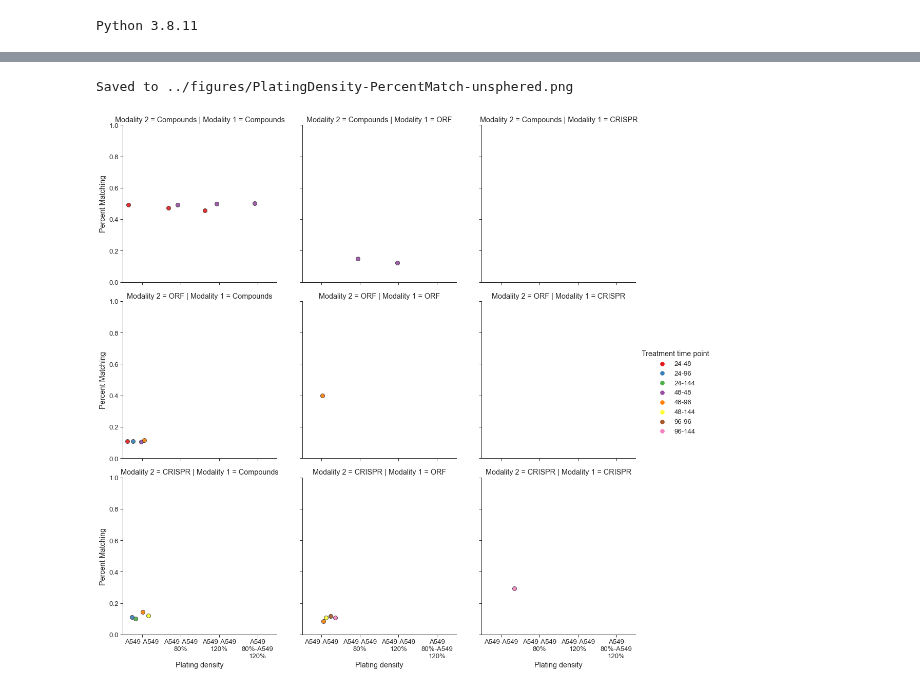
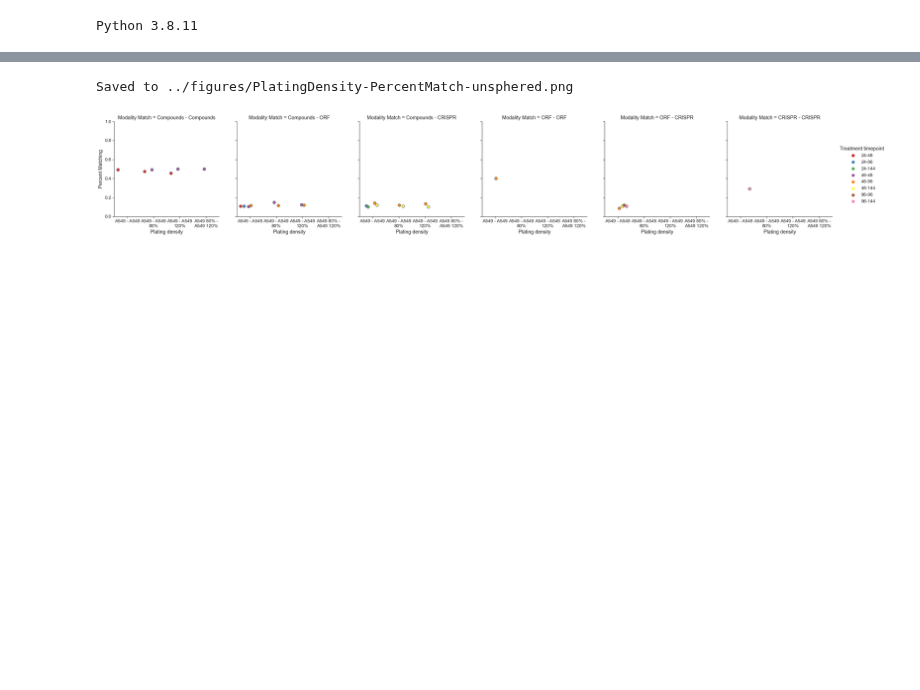
Before and after one commit to carpenter-singh-lab/2023_Cimini_NatureProtocols, a Jupyter notebook: notebooks/AssessDensity.ipynb, the cells around one changed output, grey strips where cells are left out. Cells and saved outputs as stored; diff of their text form; code cells hidden in the pictures; blank space fills up the shorter version.

```diff
--- a/notebooks/AssessDensity.ipynb
+++ b/notebooks/AssessDensity.ipynb
@@ -74,15 +75,18 @@ for eachline1 in list(experiment_dict.keys()):
                                             experiment_dict[eachline1][eachmodality1][eachtimepoint1],eachmodality1,
                                             '../profiles-cp-jump1/profiles/2020_11_04_CPJUMP1',
                                             experiment_dict[eachline2][eachmodality2][eachtimepoint2],eachmodality2,sphere=eachsphere),
-                                            'Modality 1':eachmodality1,'Modality 2':eachmodality2, 'Treatment time point':f'{eachtimepoint1} - {eachtimepoint2}',
+                                            'Modality Match' : enforce_modality_match_order(eachmodality1,eachmodality2),
+                                            'Treatment timepoint':enforce_timepoint_order(eachtimepoint1,eachtimepoint2),
                                             variable:f"{eachline1} - {eachline2}",'sphere':str(eachsphere)}, ignore_index=True)
 # %%
-hue_order_list=['24-48','24-96','24-144','48-48','48-96','48-144','96-96','96-144']
+hue_order = enforce_timepoint_order_in_plot(list(plate_match_df['Treatment timepoint']))
+col_order = enforce_modality_match_order_in_plot(list(plate_match_df['Modality Match']))
 unsphered = plate_match_df.query('sphere == "None"')
-plot_simple_comparison(df=unsphered,x=variable,y='Percent Matching',hue='Treatment time point',hue_order=hue_order_list,col = 'Modality 1',row='Modality 2',
+plot_simple_comparison(df=unsphered,x=variable,y='Percent Matching',hue='Treatment timepoint',
+hue_order=hue_order, col = 'Modality Match', col_order = col_order,
 plotname = 'PlatingDensity-PercentMatch-unsphered.png')
 # %% [output]
 Saved to ../figures/PlatingDensity-PercentMatch-unsphered.png
-[figure, old version]
+[figure, new version]
 # %%
 batchsphered = plate_match_df.query('sphere == "batch"')
```
Also changed, not shown: parts of 8 cells of this notebook, 8 other files.
